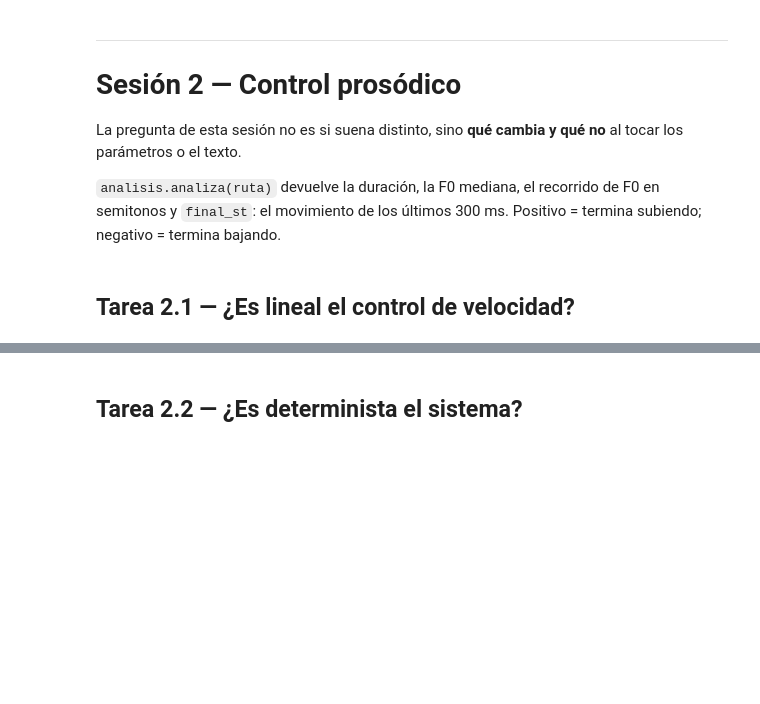
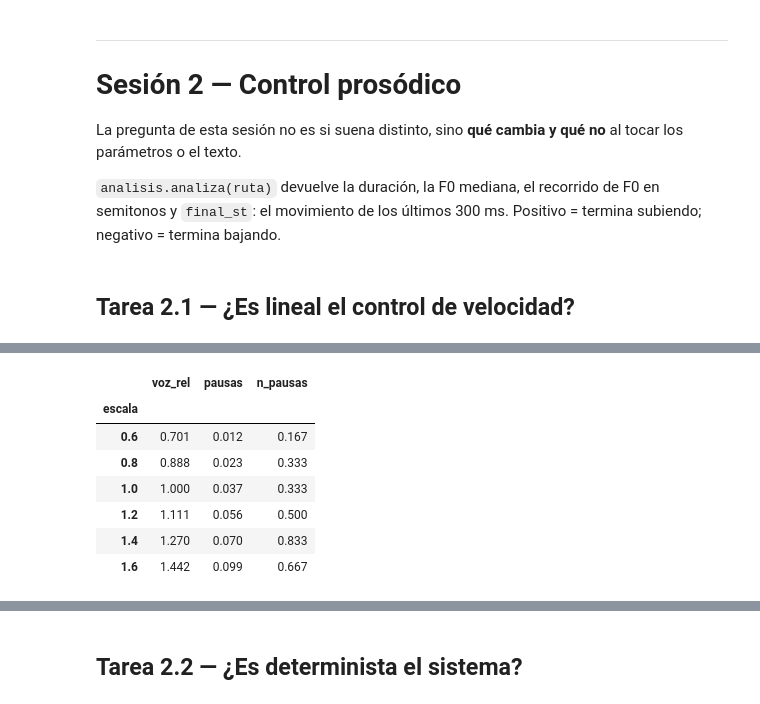
Before and after one commit to nmiryamn/repo-p1, a Jupyter notebook: p1_plantilla.ipynb, the cells around one changed output, grey strips where cells are left out. Drawn from its saved outputs; the diff is of its cells as text; code cells hidden in the pictures; blank space fills up the shorter version.

```diff
--- a/p1_plantilla.ipynb
+++ b/p1_plantilla.ipynb
@@ -161,0 +337,30 @@ vel.groupby('escala').dur_rel.mean().round(3)
+# %%
+# Sonidos frente a silencios. Se separan los tramos con voz de las pausas
+# por energía (librosa): cuenta como pausa un hueco interno de 50 ms o más,
+# 35 dB por debajo del máximo. El silencio de los bordes no cuenta.
+import librosa
+
+def pausas(ruta, top_db=35, minima=0.05):
+    y, sr = librosa.load(str(ruta), sr=None)
+    tramos = librosa.effects.split(y, top_db=top_db,
+                                   frame_length=1024, hop_length=256) / sr
+    huecos = tramos[1:, 0] - tramos[:-1, 1]
+    huecos = huecos[huecos >= minima]
+    voz = tramos[-1, 1] - tramos[0, 0] - huecos.sum()
+    return dict(voz=voz, pausas=huecos.sum(), n_pausas=len(huecos))
+
+sil = pd.DataFrame([dict(id=fr['id'], escala=e,
+                         **pausas(AUDIO / 'velocidad' / f"{fr['id']}_{e}.wav"))
+                    for fr in decl for e in escalas])
+sil['voz_rel'] = sil.voz / sil.id.map(sil[sil.escala == 1.0].set_index('id').voz)
+sil.to_csv(RES / 'velocidad_pausas.csv', index=False)
+sil.groupby('escala')[['voz_rel', 'pausas', 'n_pausas']].mean().round(3)
+# %% [output]
+|  | voz_rel | pausas | n_pausas |
+| escala |  |  |  |
+| 0.6 | 0.701 | 0.012 | 0.167 |
+| 0.8 | 0.888 | 0.023 | 0.333 |
+| 1.0 | 1.000 | 0.037 | 0.333 |
+| 1.2 | 1.111 | 0.056 | 0.500 |
+| 1.4 | 1.270 | 0.070 | 0.833 |
+| 1.6 | 1.442 | 0.099 | 0.667 |
```
Also changed, not shown: parts of 17 cells of this notebook, 9 other files.
